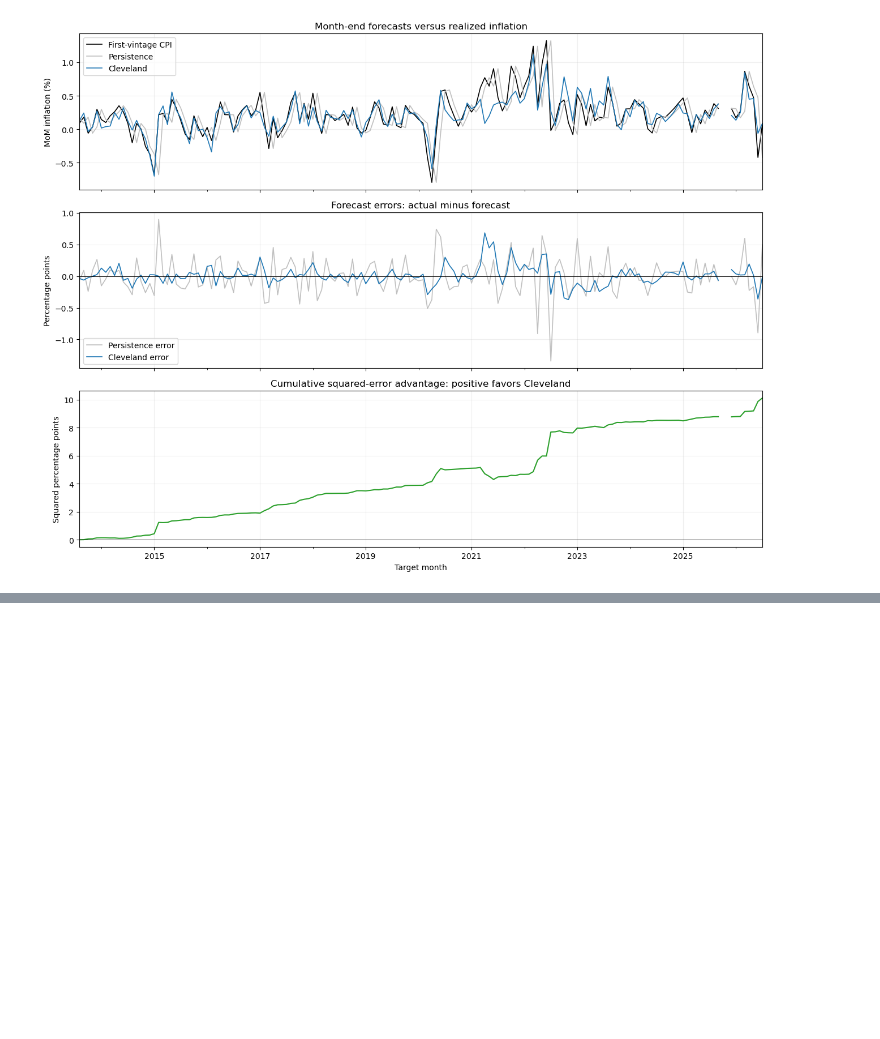
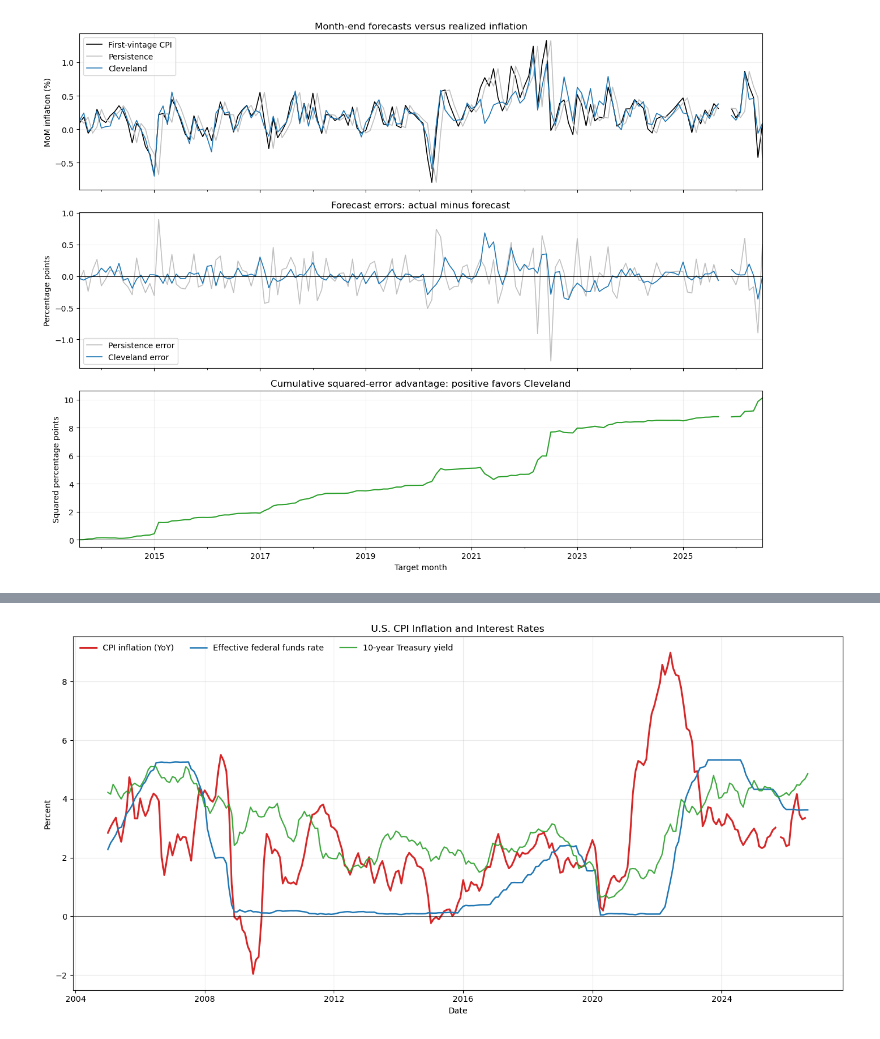
Before and after one commit to Yzc20060417/Systematic-Equities, a Jupyter notebook: EDA.ipynb, the cells around one changed output, grey strips where cells are left out. Drawn from its saved outputs; the diff is of its cells as text; code cells hidden in the pictures; blank space fills up the shorter version.

```diff
--- a/EDA.ipynb
+++ b/EDA.ipynb
@@ -3363,3 +3363,93 @@ plt.tight_layout()
 plt.show()
 # %% [output]
 [figure]
+# %%
+START_DATE = "2004-01-01"
+END_DATE = pd.Timestamp.today().strftime("%Y-%m-%d")
+
+inflation_raw = load_massive_economy(
+    endpoint="inflation",
+    start_date=START_DATE,
+    end_date=END_DATE,
+)
+
+funding_raw = load_massive_economy(
+    endpoint="funding-conditions",
+    start_date=START_DATE,
+    end_date=END_DATE,
+)
+
+treasury_raw = load_massive_economy(
+    endpoint="treasury-yields",
+    start_date=START_DATE,
+    end_date=END_DATE,
+)
+
+# Convert all series to monthly frequency.
+cpi_index = inflation_raw["cpi"].resample("MS").last()
+
+us_cpi_rates = pd.concat(
+    {
+        "CPI inflation (YoY)": (
+            cpi_index.pct_change(12, fill_method=None).mul(100)
+        ),
+        "Effective federal funds rate": (
+            funding_raw["effective_fed_funds_rate"]
+            .resample("MS")
+            .mean()
+        ),
+        "10-year Treasury yield": (
+            treasury_raw["yield_10_year"]
+            .resample("MS")
+            .mean()
+        ),
+    },
+    axis=1,
+).dropna(how="all")
+
+# Begin once YoY CPI becomes available.
+us_cpi_rates = us_cpi_rates.loc[
+    us_cpi_rates["CPI inflation (YoY)"].first_valid_index():
+]
+
+display(
+    us_cpi_rates.agg(["count", "mean", "std", "min", "max"]).T
+)
+
+fig, ax = plt.subplots(figsize=(14, 7))
+
+ax.plot(
+    us_cpi_rates.index,
+    us_cpi_rates["CPI inflation (YoY)"],
+    label="CPI inflation (YoY)",
+    color="tab:red",
+    linewidth=2.2,
+)
+
+ax.plot(
+    us_cpi_rates.index,
+    us_cpi_rates["Effective federal funds rate"],
+    label="Effective federal funds rate",
+    color="tab:blue",
+    linewidth=1.8,
+)
+
+ax.plot(
+    us_cpi_rates.index,
+    us_cpi_rates["10-year Treasury yield"],
+    label="10-year Treasury yield",
+    color="tab:green",
+    linewidth=1.6,
+    alpha=0.9,
+)
+
+ax.axhline(0, color="black", linewidth=0.8, alpha=0.6)
+ax.set_title("U.S. CPI Inflation and Interest Rates")
+ax.set_xlabel("Date")
+ax.set_ylabel("Percent")
+ax.grid(alpha=0.25)
+ax.legend(frameon=False, ncol=3)
+
+plt.tight_layout()
+plt.show()
+# %% [output]
@@ -3365,0 +3460 @@ plt.show()
+[figure, added]
```
Also changed, not shown: parts of 12 cells of this notebook.
